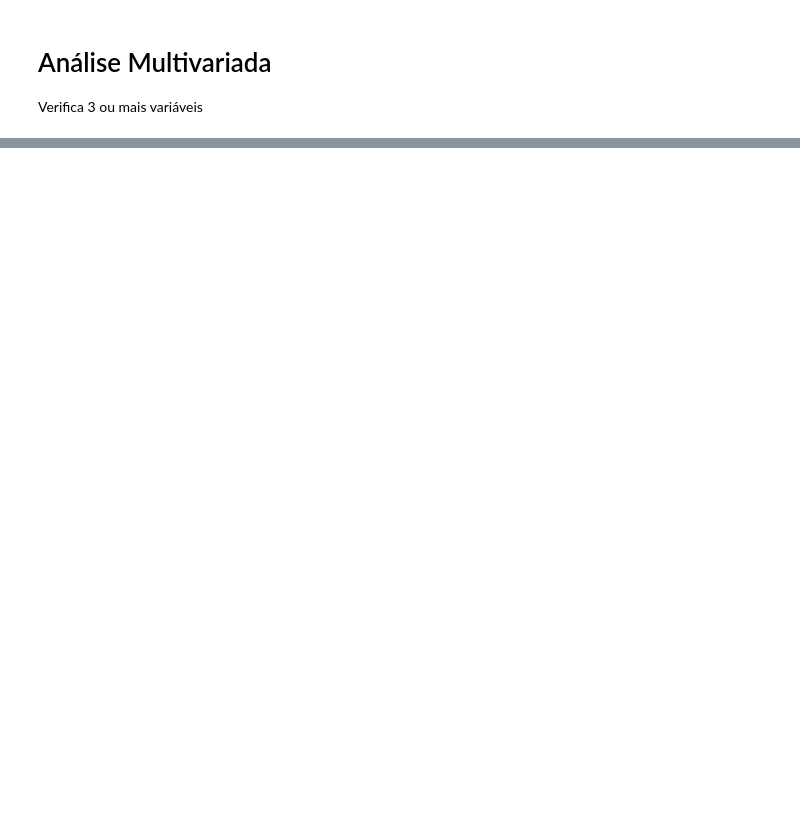
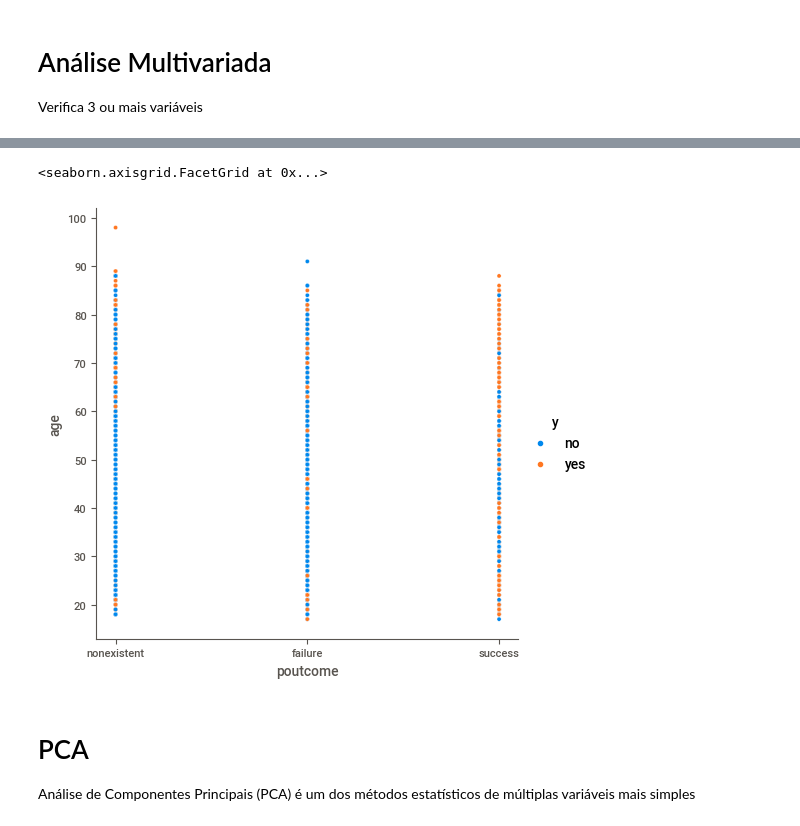
Before and after one commit to andrejuniorba/Python-CienciaDeDados, a Jupyter notebook: EDA_Análise_Exploratória_de_Dados.ipynb, the cells around one changed output, grey strips where cells are left out. Drawn from its saved outputs; the diff is of its cells as text; code cells hidden in the pictures; blank space fills up the shorter version.

```diff
--- a/EDA_Análise_Exploratória_de_Dados.ipynb
+++ b/EDA_Análise_Exploratória_de_Dados.ipynb
@@ -385,0 +408,9 @@ Verifica 3 ou mais variáveis
+# %%
+sns.relplot(x = 'poutcome', y = 'age', hue ='y', data = dados)
+# %% [output]
+<seaborn.axisgrid.FacetGrid at 0x...>
+[figure, added]
+# %% [markdown]
+# PCA
+
+Análise de Componentes Principais (PCA) é um dos métodos estatísticos de múltiplas variáveis mais simples
```
Also changed, not shown: parts of 21 cells of this notebook.
